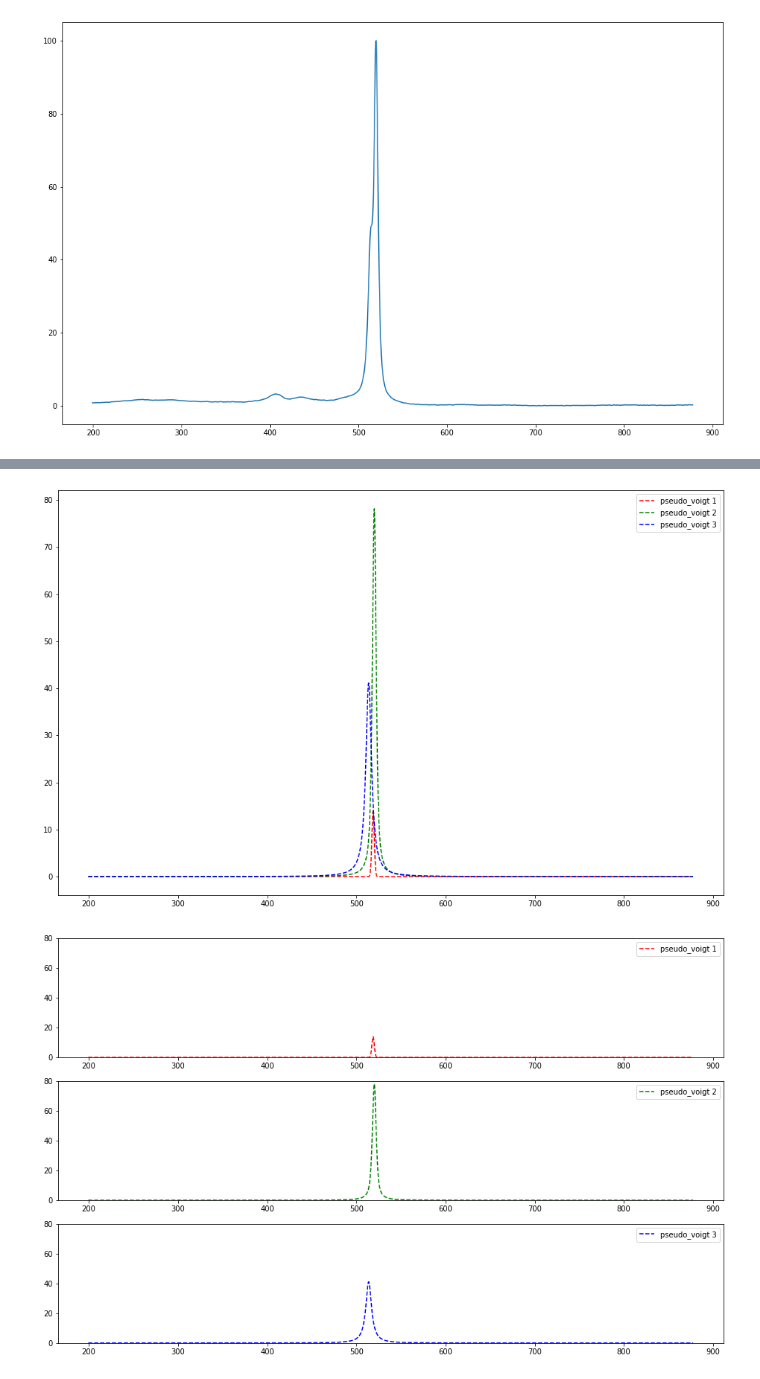
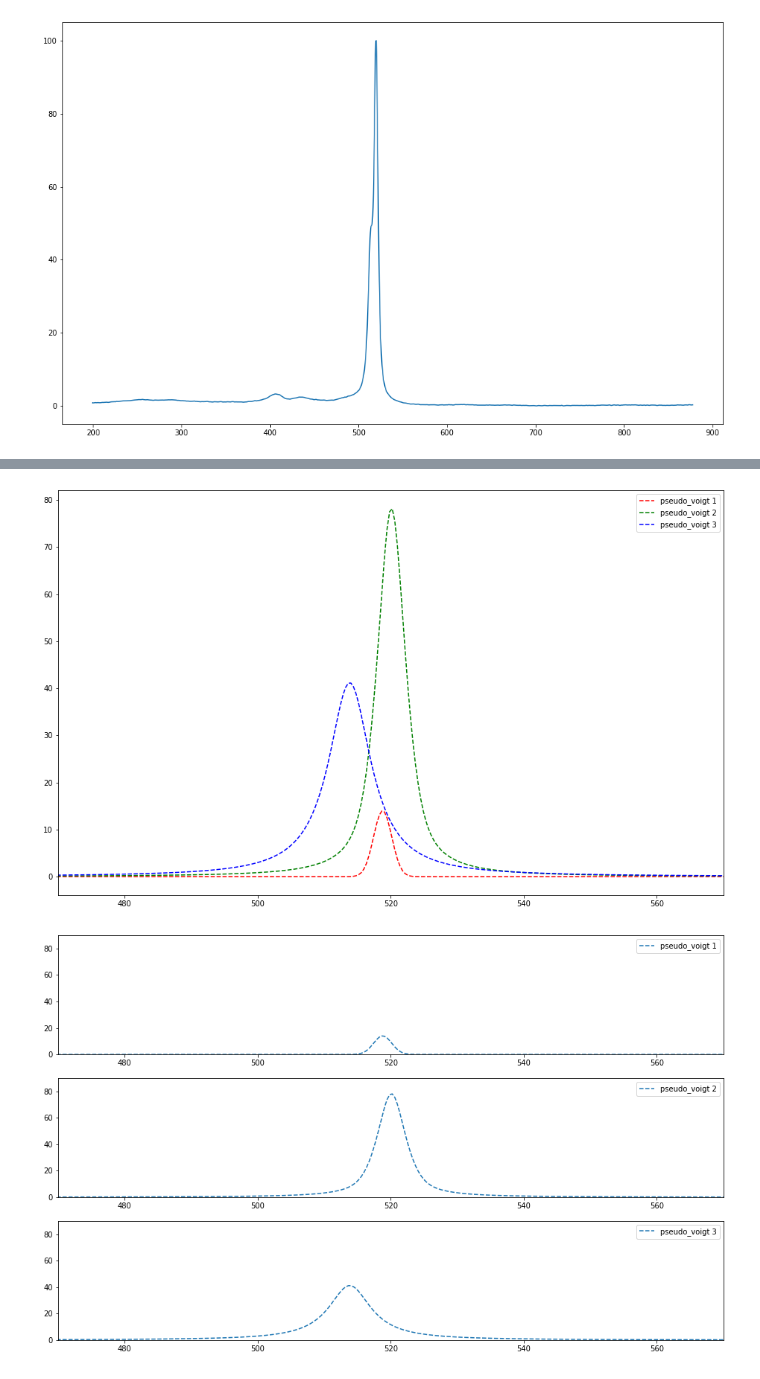
Before and after one commit to yuyangweng/Project, a Jupyter notebook: peak_fitting_pseudo_voigt.ipynb, the cells around one changed output, grey strips where cells are left out. Saved outputs shown, nothing was run; the diff lists cells and outputs as text; code cells hidden in the pictures.

```diff
--- a/peak_fitting_pseudo_voigt.ipynb
+++ b/peak_fitting_pseudo_voigt.ipynb
@@ -82,30 +84,34 @@ plt.figure(figsize=(16, 10))
 plt.plot(x, comps['pv1_'], 'r--', label='pseudo_voigt 1')
 plt.plot(x, comps['pv2_'], 'g--', label='pseudo_voigt 2')
 plt.plot(x, comps['pv3_'], 'b--', label='pseudo_voigt 3')
+plt.xlim([470, 570])
 plt.legend()
 plt.show()
 # %% [output]
-[figure, old version]
+[figure, new version]
 # %%
 fig, axes = plt.subplots(3, 1, figsize=(16, 10))
 
-axes[0].plot(x, comps['pv1_'], 'r--', label='pseudo_voigt 1')
-axes[0].set_ylim([0, 80])
+axes[0].plot(x, comps['pv1_'], '--', label='pseudo_voigt 1')
+axes[0].set_ylim([0, 90])
+axes[0].set_xlim([470, 570])
 axes[0].legend()
 
-axes[1].plot(x, comps['pv2_'], 'g--', label='pseudo_voigt 2')
-axes[1].set_ylim([0, 80])
+axes[1].plot(x, comps['pv2_'], '--', label='pseudo_voigt 2')
+axes[1].set_ylim([0, 90])
+axes[1].set_xlim([470, 570])
 axes[1].legend()
 
-axes[2].plot(x, comps['pv3_'], 'b--', label='pseudo_voigt 3')
-axes[2].set_ylim([0, 80])
+axes[2].plot(x, comps['pv3_'], '--', label='pseudo_voigt 3')
+axes[2].set_ylim([0, 90])
+axes[2].set_xlim([470, 570])
 axes[2].legend()
 
 
 plt.legend()
 plt.show()
 # %% [output]
-[figure, old version]
+[figure, new version]
 # %%
 result.params
 # %% [output]
```
Also changed, not shown: parts of 3 cells of this notebook.
